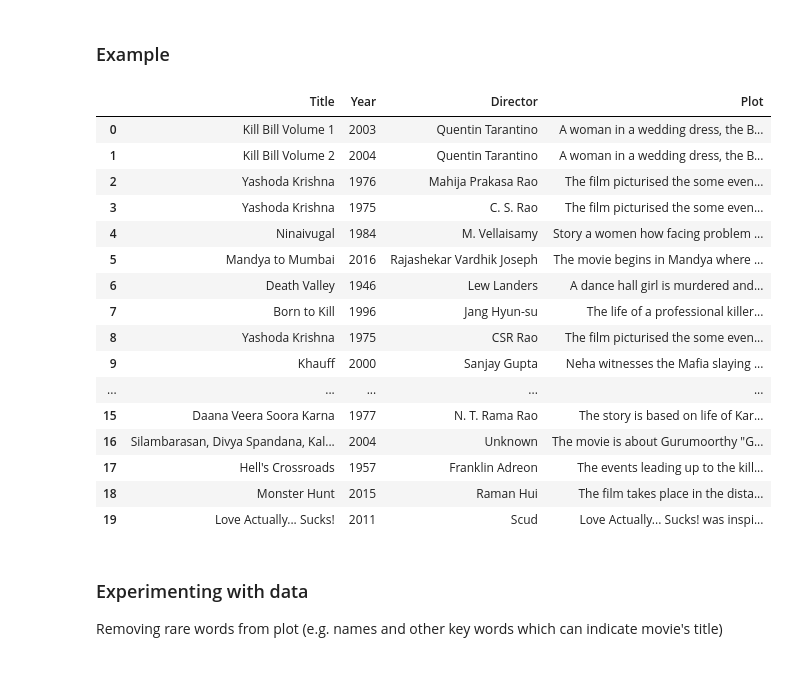
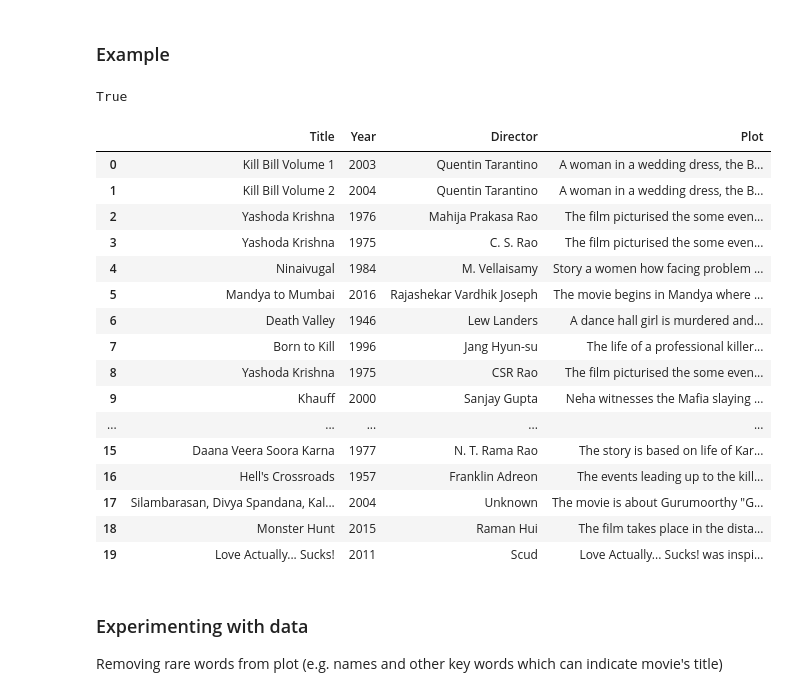
Before and after one commit to Qwicen/cinema_bot, a Jupyter notebook: plot2movie/Examples.ipynb, the cells around one changed output. Saved outputs shown, nothing was run; the diff lists cells and outputs as text; code cells hidden in the pictures.

```diff
--- a/plot2movie/Examples.ipynb
+++ b/plot2movie/Examples.ipynb
@@ -101,24 +101,26 @@ text = ["A group of reporters are trying to decipher the last word ever spoken b
 # %%
 import plot_to_movie as ptm
 
-sim_mov = ptm.plot2movie(text[3], n_matches=20, long=True)
+p2m = ptm.MoviePlot()
+sim_mov = p2m.plot2movie(text[3], n_matches=20, long=True)
 sim_mov.head(100)
 # %% [output]
+True
 |  | Title | Year | Director | Plot |
 | 0 | Kill Bill Volume 1 | 2003 | Quentin Tarantino | A woman in a wedding dress, the B... |
 | 1 | Kill Bill Volume 2 | 2004 | Quentin Tarantino | A woman in a wedding dress, the B... |
 | 2 | Yashoda Krishna | 1976 | Mahija Prakasa Rao | The film picturised the some even... |
 | 3 | Yashoda Krishna | 1975 | C. S. Rao | The film picturised the some even... |
 | 4 | Ninaivugal | 1984 | M. Vellaisamy | Story a women how facing problem ... |
 | 5 | Mandya to Mumbai | 2016 | Rajashekar Vardhik Joseph | The movie begins in Mandya where ... |
 | 6 | Death Valley | 1946 | Lew Landers | A dance hall girl is murdered and... |
 | 7 | Born to Kill | 1996 | Jang Hyun-su | The life of a professional killer... |
 | 8 | Yashoda Krishna | 1975 | CSR Rao | The film picturised the some even... |
 | 9 | Khauff | 2000 | Sanjay Gupta | Neha witnesses the Mafia slaying ... |
 | ... | ... | ... | ... | ... |
 | 15 | Daana Veera Soora Karna | 1977 | N. T. Rama Rao | The story is based on life of Kar... |
-| 16 | Silambarasan, Divya Spandana, Kal... | 2004 | Unknown | The movie is about Gurumoorthy "G... |
-| 17 | Hell's Crossroads | 1957 | Franklin Adreon | The events leading up to the kill... |
+| 16 | Hell's Crossroads | 1957 | Franklin Adreon | The events leading up to the kill... |
+| 17 | Silambarasan, Divya Spandana, Kal... | 2004 | Unknown | The movie is about Gurumoorthy "G... |
 | 18 | Monster Hunt | 2015 | Raman Hui | The film takes place in the dista... |
 | 19 | Love Actually... Sucks! | 2011 | Scud | Love Actually... Sucks! was inspi... |
 # %% [markdown]
```
Also changed, not shown: parts of 1 cell of this notebook, 8 other files.
